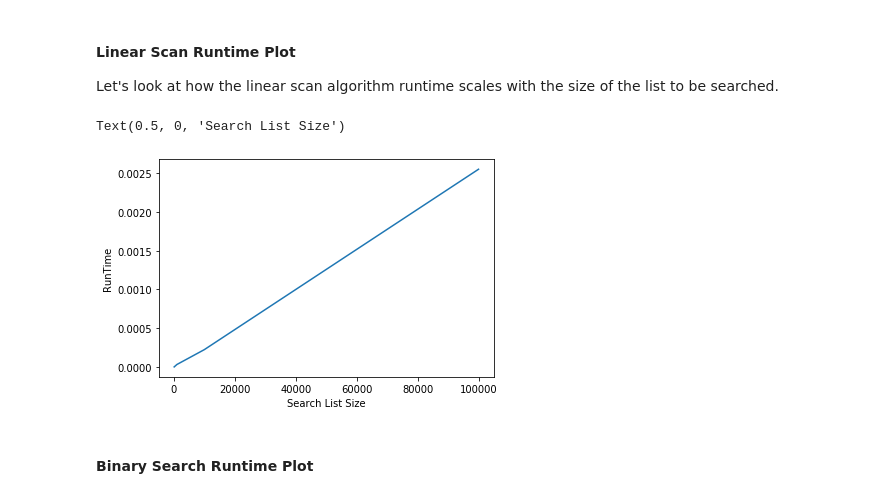
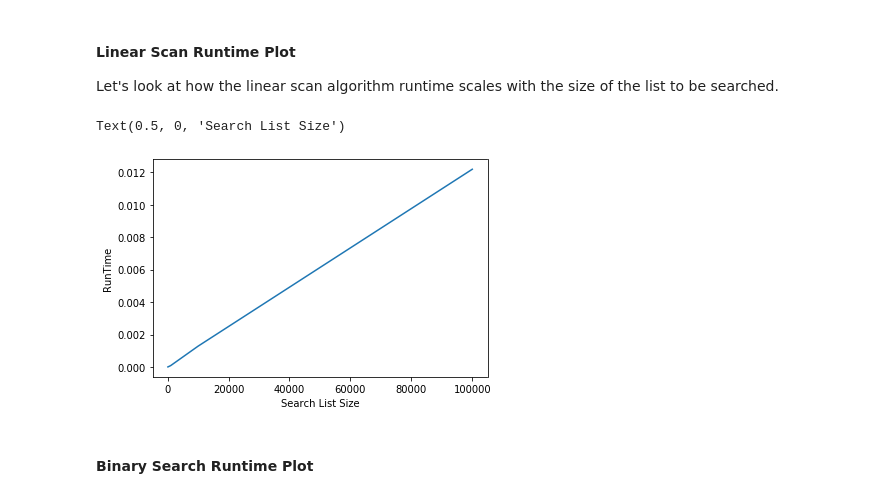
Before and after one commit to ankurdhoot/Ada, a Jupyter notebook: Binary Search.ipynb, the cells around one changed output. Cells and saved outputs as stored; diff of their text form; code cells hidden in the pictures.

```diff
--- a/Binary Search.ipynb
+++ b/Binary Search.ipynb
@@ -121,30 +122,30 @@ Let's look at how the linear scan algorithm runtime scales with the size of the
 # %%
 num_runs = 1000
 search_list_sizes = [100, 1000, 10000, 100000]
 
 linear_scan_search_times = []
 
 for search_size in search_list_sizes:
     # Create a random list of size search_size
     search_list = generate_random_sample(search_size)
     linear_scan_start_time = time.time()
     for run in range(num_runs):
         # Choose a random target value.
         target = random.randint(0, search_size - 1)
-        target_index = binary_search(search_list, target)
+        target_index = linear_scan(search_list, target)
         # Sanity check that the target was found.
         assert target_index != -1, target
 
     linear_scan_end_time = time.time()
 
     # Record how long searches took on average on search_size lists.
     linear_scan_search_times.append((linear_scan_end_time - linear_scan_start_time) / num_runs)
 
 plt.plot(search_list_sizes, linear_scan_search_times)
 plt.ylabel('RunTime')
 plt.xlabel('Search List Size')
 # %% [output]
 Text(0.5, 0, 'Search List Size')
-[figure, old version]
+[figure, new version]
 # %% [markdown]
 #### Binary Search Runtime Plot
```
Also changed, not shown: parts of 8 cells of this notebook.
